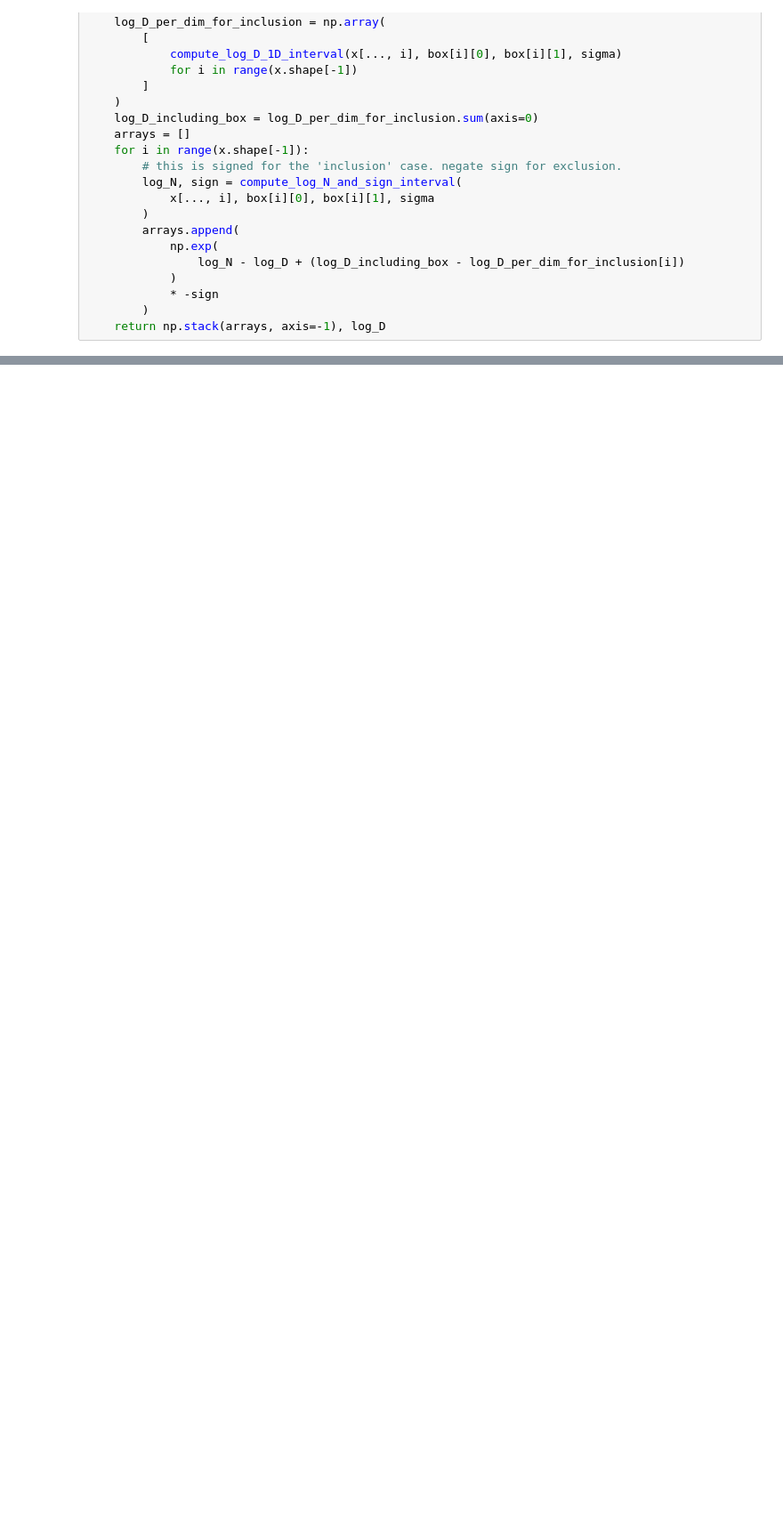
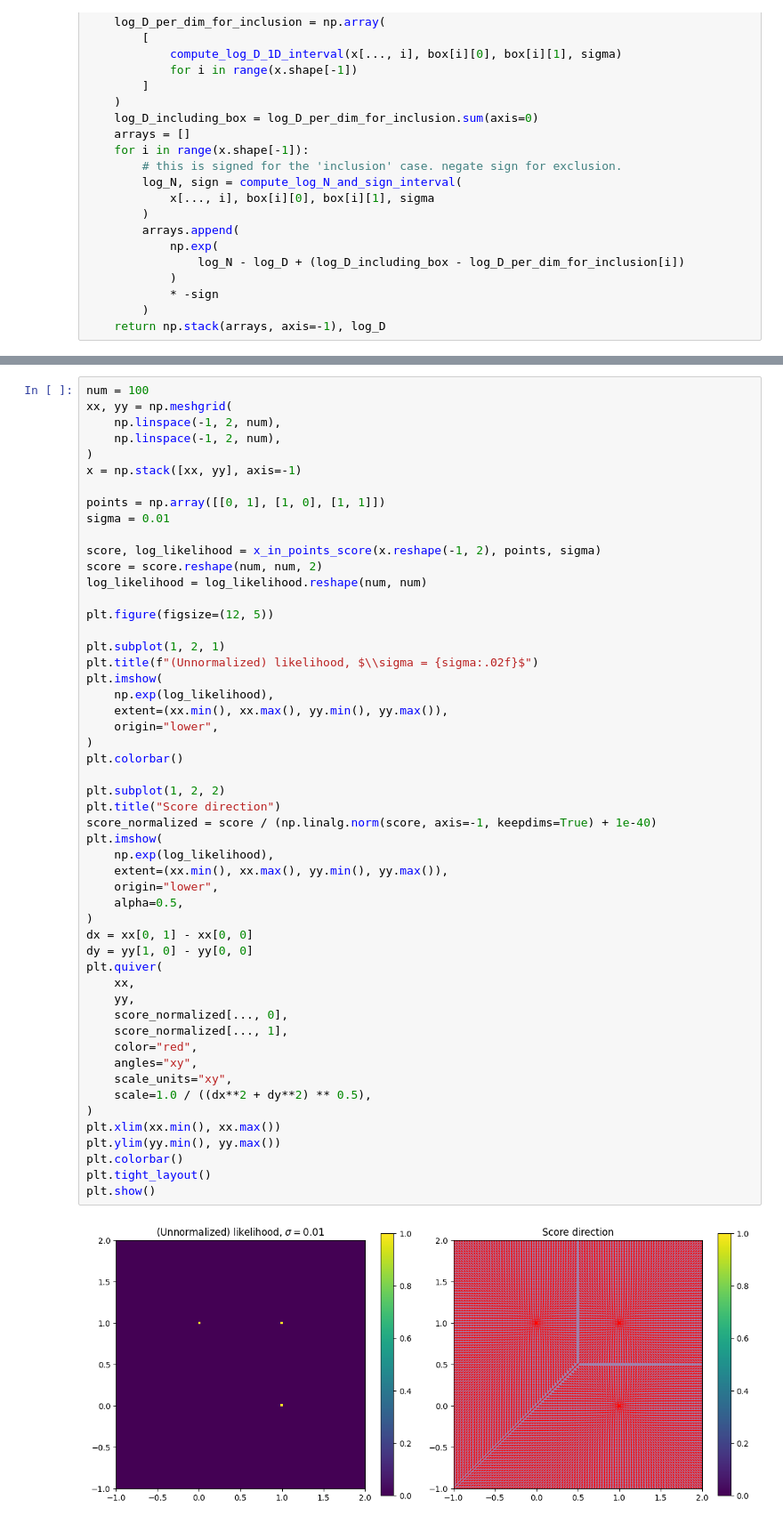
Before and after one commit to myfatemi04/constraint-guidance, a Jupyter notebook: notebooks/general_constrained_sampling.ipynb, the cells around one changed output, grey strips where cells are left out. Shown at 89% size. Drawn from its saved outputs; the diff is of its cells as text; blank space fills up the shorter version.

```diff
--- a/notebooks/general_constrained_sampling.ipynb
+++ b/notebooks/general_constrained_sampling.ipynb
@@ -1057,0 +1271,54 @@ It is true that there are local minima in the resulting score function or energy
+# %%
+num = 100
+xx, yy = np.meshgrid(
+    np.linspace(-1, 2, num),
+    np.linspace(-1, 2, num),
+)
+x = np.stack([xx, yy], axis=-1)
+
+points = np.array([[0, 1], [1, 0], [1, 1]])
+sigma = 0.01
+
+score, log_likelihood = x_in_points_score(x.reshape(-1, 2), points, sigma)
+score = score.reshape(num, num, 2)
+log_likelihood = log_likelihood.reshape(num, num)
+
+plt.figure(figsize=(12, 5))
+
+plt.subplot(1, 2, 1)
+plt.title(f"(Unnormalized) likelihood, $\\sigma = {sigma:.02f}$")
+plt.imshow(
+    np.exp(log_likelihood),
+    extent=(xx.min(), xx.max(), yy.min(), yy.max()),
+    origin="lower",
+)
+plt.colorbar()
+
+plt.subplot(1, 2, 2)
+plt.title("Score direction")
+score_normalized = score / (np.linalg.norm(score, axis=-1, keepdims=True) + 1e-40)
+plt.imshow(
+    np.exp(log_likelihood),
+    extent=(xx.min(), xx.max(), yy.min(), yy.max()),
+    origin="lower",
+    alpha=0.5,
+)
+dx = xx[0, 1] - xx[0, 0]
+dy = yy[1, 0] - yy[0, 0]
+plt.quiver(
+    xx,
+    yy,
+    score_normalized[..., 0],
+    score_normalized[..., 1],
+    color="red",
+    angles="xy",
+    scale_units="xy",
+    scale=1.0 / ((dx**2 + dy**2) ** 0.5),
+)
+plt.xlim(xx.min(), xx.max())
+plt.ylim(yy.min(), yy.max())
+plt.colorbar()
+plt.tight_layout()
+plt.show()
+# %% [output]
+[figure, added]
```
Also changed, not shown: parts of 29 cells of this notebook.
